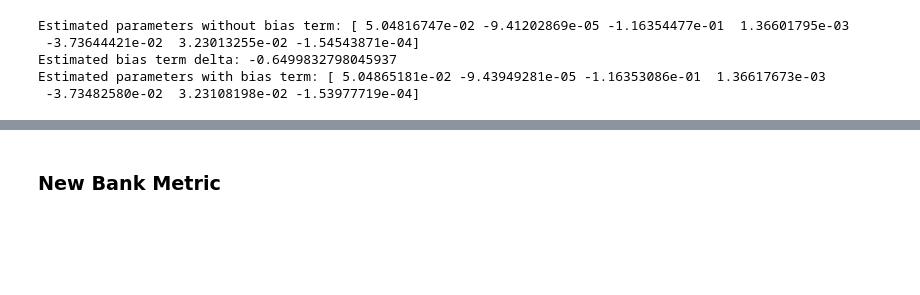
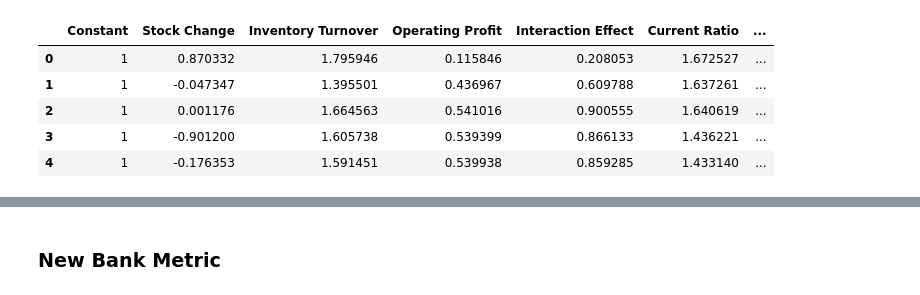
Before and after one commit to grappeefruitt/schulich_data_science, a Jupyter notebook: Fall 2023/5110midterm.ipynb, the cells around one changed output, grey strips where cells are left out. Cells and saved outputs as stored; diff of their text form; code cells hidden in the pictures; blank space fills up the shorter version.

```diff
--- a/Fall 2023/5110midterm.ipynb
+++ b/Fall 2023/5110midterm.ipynb
@@ -10,66 +14,11 @@ from sklearn.preprocessing import OneHotEncoder
 # %%
 df = pd.read_csv('/Users/youziya/OneDrive - York University/MBAN 5110 Predictive Modelling/Midterm/midterm_partone.csv')
-# %%
-# Define the variables
-Y = df['Stock Change']
-X = df[['Constant', 'Inventory Turnover', 'Operating Profit', 'Interaction Effect', 'Current Ratio', 'Quick Ratio', 'Debt Asset Ratio']]
-Z = X  # Assuming that the exogenous variables can serve as instruments
-
-# Define the moment conditions function
-def moment_conditions(params, endog, exog, instruments):
-    residuals = endog - np.dot(exog, params)
-    moments = np.dot(instruments.T, residuals)
-    return moments
-
-# Define the GMM objective function
-def gmm_objective(params, endog, exog, instruments, W):
-    moms = moment_conditions(params, endog, exog, instruments)
-    return np.dot(np.dot(moms, W), moms)
-
-# Initial weighting matrix as identity
-initial_W = np.eye(Z.shape[1])
-
-# Initial guess for the parameters
-initial_params = np.zeros(X.shape[1])
-
-# Optimization to minimize the GMM objective function
-res = minimize(
-    fun=gmm_objective,
-    x0=initial_params,
-    args=(Y, X, Z, initial_W),
-    method='BFGS'
-)
-
-# Estimate the bias term delta as the mean of the product of residuals and instruments
-estimated_residuals = Y - np.dot(X, res.x)
-delta_estimate = np.dot(Z.T, estimated_residuals).mean()
-
-# Define the biased moment conditions
-def biased_moment_conditions(params, endog, exog, instruments, delta):
-    residuals = endog - np.dot(exog, params)
-    moments = np.dot(instruments.T, residuals) - delta * np.ones(instruments.shape[1])
-    return moments
-
-# Define the GMM objective function including the bias term
-def gmm_objective_with_bias(params, endog, exog, instruments, W, delta):
-    moms = biased_moment_conditions(params, endog, exog, instruments, delta)
-    return np.dot(moms.T, np.dot(W, moms))
-
-# Minimize the GMM objective with the bias term included
-res_with_bias = minimize(
-    fun=gmm_objective_with_bias,
-    x0=res.x,  # Use the parameters estimated from the unbiased model as starting values
-    args=(Y, X, Z, initial_W, delta_estimate),
-    method='BFGS'
-)
-
-# Output the estimated parameters and the bias term
-print("Estimated parameters without bias term:", res.x)
-print("Estimated bias term delta:", delta_estimate)
-print("Estimated parameters with bias term:", res_with_bias.x)
-# %% [output]
-Estimated parameters without bias term: [ 5.04816747e-02 -9.41202869e-05 -1.16354477e-01  1.36601795e-03
- -3.73644421e-02  3.23013255e-02 -1.54543871e-04]
-Estimated bias term delta: -0.6499832798045937
-Estimated parameters with bias term: [ 5.04865181e-02 -9.43949281e-05 -1.16353086e-01  1.36617673e-03
- -3.73482580e-02  3.23108198e-02 -1.53977719e-04]
+# %%
+df.head()
+# %% [output]
+|  | Constant | Stock Change | Inventory Turnover | Operating Profit | Interaction Effect | Current Ratio | ... |
+| 0 | 1 | 0.870332 | 1.795946 | 0.115846 | 0.208053 | 1.672527 | ... |
+| 1 | 1 | -0.047347 | 1.395501 | 0.436967 | 0.609788 | 1.637261 | ... |
+| 2 | 1 | 0.001176 | 1.664563 | 0.541016 | 0.900555 | 1.640619 | ... |
+| 3 | 1 | -0.901200 | 1.605738 | 0.539399 | 0.866133 | 1.436221 | ... |
+| 4 | 1 | -0.176353 | 1.591451 | 0.539938 | 0.859285 | 1.433140 | ... |
```
Also changed, not shown: parts of 17 cells of this notebook, 1 other file.
